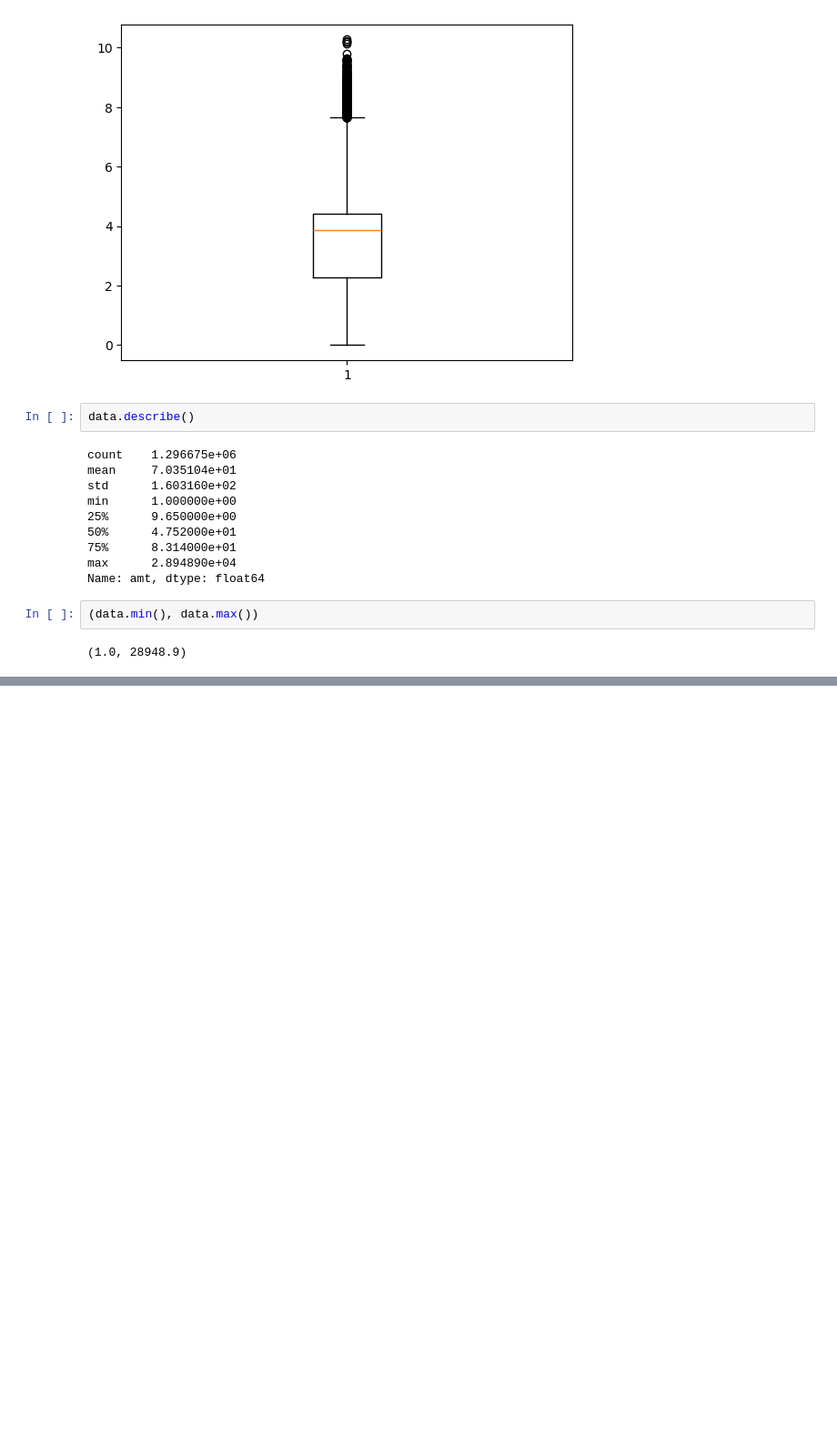
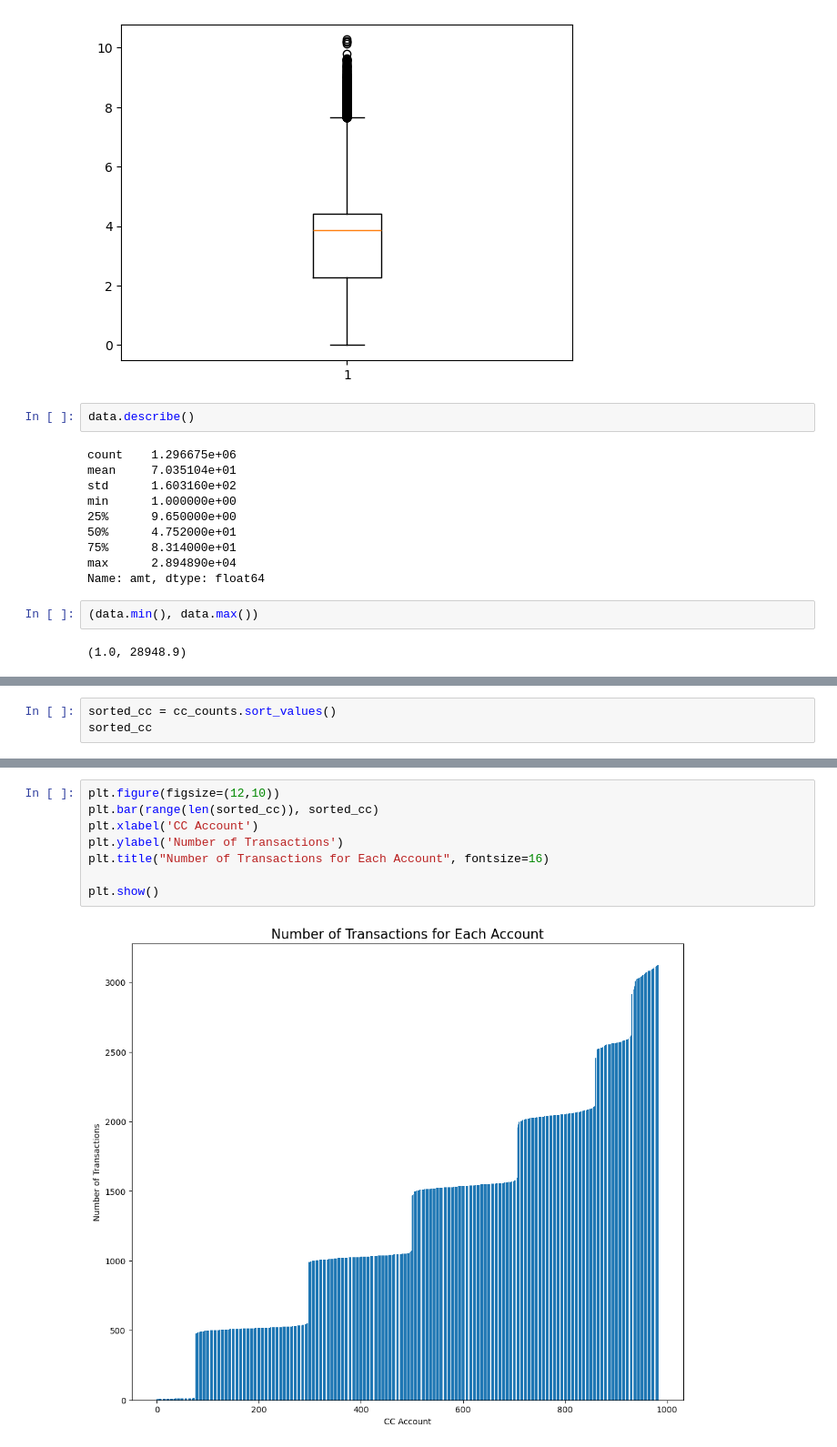
Before and after one commit to LMHan122/Machine_Learning_Analysis_of_Bank_Fraud, a Jupyter notebook: Data_Understanding.ipynb, the cells around one changed output, grey strips where cells are left out. Shown at 91% size. Cells and saved outputs as stored; diff of their text form; blank space fills up the shorter version.

```diff
--- a/Data_Understanding.ipynb
+++ b/Data_Understanding.ipynb
@@ -386,0 +464,3 @@ plt.show()
+# %%
+sorted_cc = cc_counts.sort_values()
+sorted_cc
@@ -386,0 +481,10 @@ plt.show()
+# %%
+plt.figure(figsize=(12,10))
+plt.bar(range(len(sorted_cc)), sorted_cc)
+plt.xlabel('CC Account')
+plt.ylabel('Number of Transactions')
+plt.title("Number of Transactions for Each Account", fontsize=16)
+
+plt.show()
+# %% [output]
+[figure, added]
```
Also changed, not shown: parts of 12 cells of this notebook.
